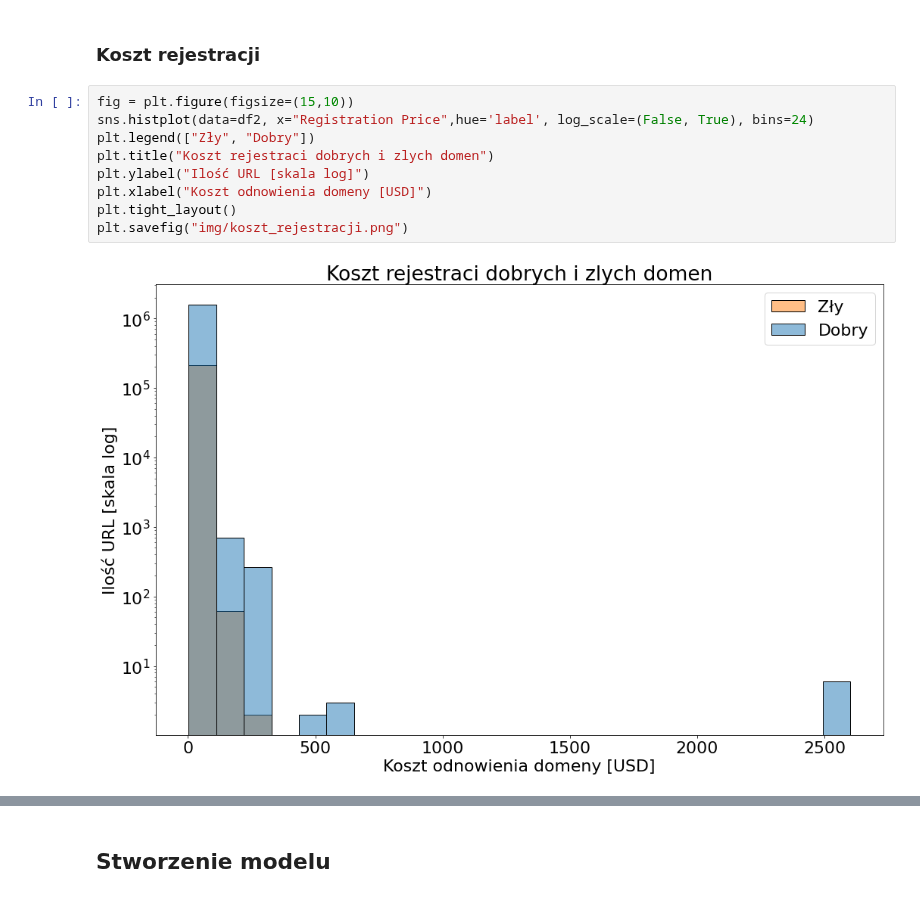
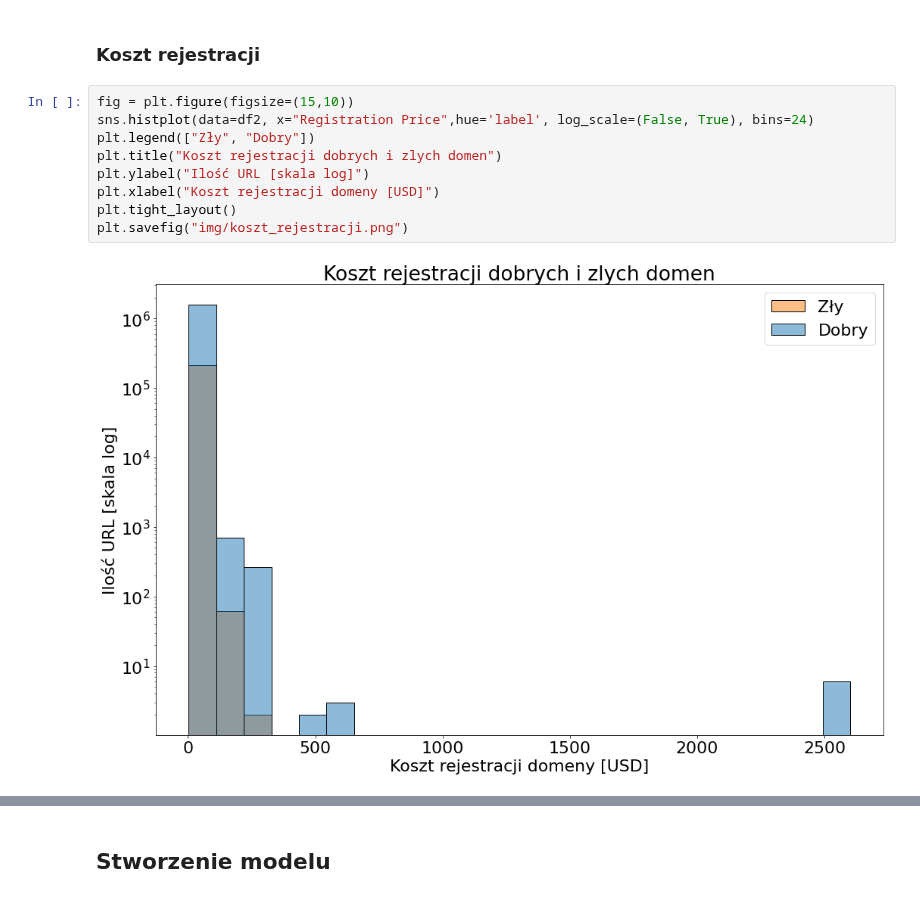
Before and after one commit to knmlprz/g2a-presentation-2021, a Jupyter notebook: Prezentacja.ipynb, the cells around one changed output, grey strips where cells are left out. Cells and saved outputs as stored; diff of their text form.

```diff
--- a/Prezentacja.ipynb
+++ b/Prezentacja.ipynb
@@ -151,11 +152,11 @@ plt.savefig("img/koszt_odnowienia.png")
 # %%
 fig = plt.figure(figsize=(15,10))
 sns.histplot(data=df2, x="Registration Price",hue='label', log_scale=(False, True), bins=24)
 plt.legend(["Zły", "Dobry"])
-plt.title("Koszt rejestraci dobrych i zlych domen")
+plt.title("Koszt rejestracji dobrych i zlych domen")
 plt.ylabel("Ilość URL [skala log]")
-plt.xlabel("Koszt odnowienia domeny [USD]")
+plt.xlabel("Koszt rejestracji domeny [USD]")
 plt.tight_layout()
 plt.savefig("img/koszt_rejestracji.png")
 # %% [output]
-[figure, old version]
+[figure, new version]
```
Also changed, not shown: parts of 4 cells of this notebook.
